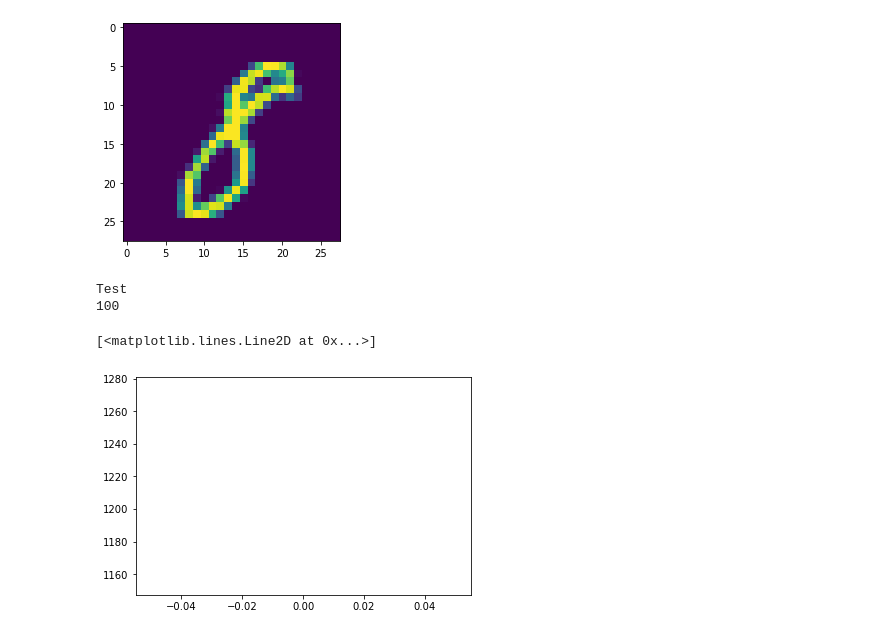
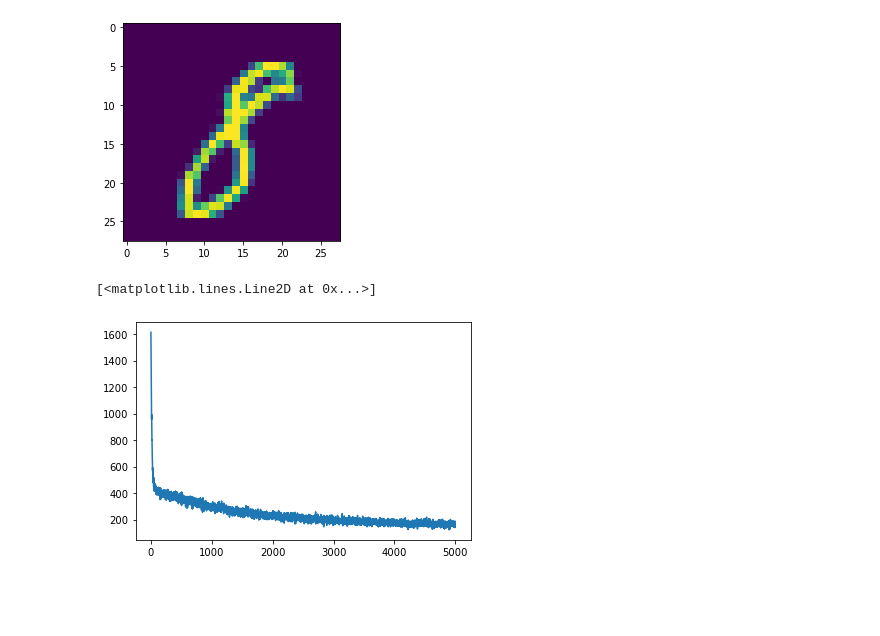
Before and after one commit to creikey/experiments, a Jupyter notebook: mnist_from_scratch.ipynb, the cells around one changed output. Drawn from its saved outputs; the diff is of its cells as text; code cells hidden in the pictures; blank space fills up the shorter version.

Commit message:
Get hidden layer backpropagation working

```diff
--- a/mnist_from_scratch.ipynb
+++ b/mnist_from_scratch.ipynb
@@ -19,6 +19,12 @@ plt.imshow(np.reshape(training[sample_index], (28, 28)))
 Showing: 8
 <matplotlib.image.AxesImage at 0x...>
 [figure]
+# %%
+test_training = training[35000:,:]
+test_labels = labels[35000:]
+
+training = training[:35000,:]
+labels = labels[:35000]
 # %%
 proper_nn_output = np.zeros((labels.shape[0], 10))
 for i in range(proper_nn_output.shape[0]):
@@ -103,6 +109,9 @@ class NeuralNet:
     def get_output(self):
         return self.layers[len(self.layers) - 1].data
 
+    def get_predicted_digit(self):
+        return np.argmax(self.get_output(), axis=0)
+
     def get_loss(self, expected_last_layer):
         return np.sum(cross_entropy_loss(expected_last_layer, self.get_output()))
 
@@ -119,7 +128,8 @@ class NeuralNet:
             #print(self.layers[i].activation.derivative(self.pre_activation_cache[i]).shape)
             #print(cur_gradient.shape)
             #print(f"activation cache shape: {self.pre_activation_cache[i].shape}")
-            d_act_of_pre = self.layers[i].activation.derivative(self.pre_activation_cache[i])
+
+            delta = self.layers[i].activation.derivative(self.pre_activation_cache[i]) * cur_gradient # this elementwise product is needed for all gradients bc of chain rule
 
             #print(f"cur gradient: {cur_gradient.shape}")
             #print(np.reshape(np.mean(d_act_of_pre * cur_gradient, axis=1), (self.layers[i].biases.shape[0], 1)))
@@ -128,7 +138,8 @@ class NeuralNet:
             #print(f"prev mean: {self.layers[i - 1].data.mean(axis=1).reshape((-1, 1)).T.shape}")
             #print(f"dsig: {d_act_of_pre.mean(axis=0).reshape((-1, 1)).shape}")
             #print(f"dcost: {cur_gradient.mean(axis=0).reshape((-1, 1)).shape}")
-            self.layers[i].weights += -learning_rate * (d_act_of_pre * cur_gradient).dot(self.layers[i - 1].data.T) / expected_last_layer.shape[1]
+            self.layers[i].weights += -learning_rate * (delta).dot(self.layers[i - 1].data.T) / expected_last_layer.shape[1]
+            self.layers[i].biases += -learning_rate * (delta).mean(axis=1).reshape((-1, 1))
 
             #self.layers[i].weights += -learning_rate * \
             #    self.layers[i - 1].data.mean(axis=1).reshape((-1, 1)).T * \
@@ -142,11 +153,15 @@ class NeuralNet:
             #self.layers[i].biases += -learning_rate*cur_gradient
 
             if i > 1: # don't compute the next gradient if it's the layer before the input layer
+                cur_gradient = self.layers[i].weights.T.dot(delta).mean(axis=1).reshape((-1, 1))
+
+                #cur_gradient = np.sum(self.layers[i].weights.T.dot(d_act_of_pre * cur_gradient)/expected_last_layer.shape[1], axis=1).reshape((-1, 1))
+
                 #print(self.layers[i].weights.dot(d_act_of_pre).shape)
                 #print(f"summed d_act_of_pre: {d_act_of_pre.sum(axis=1).T}")
-                cur_gradient = np.sum(self.layers[i].weights.T * d_act_of_pre.T.mean(axis=0) * cur_gradient.T, axis=1)
+                #cur_gradient = np.sum(self.layers[i].weights.T * d_act_of_pre.T.mean(axis=0) * cur_gradient.T, axis=1)
                 #print(cur_gradient)
-                cur_gradient = cur_gradient.reshape((cur_gradient.shape[0], 1))
+                #cur_gradient = cur_gradient.reshape((cur_gradient.shape[0], 1))
                 #cur_gradient = self.layers[i].weights * d_act_of_pre * cur_gradient
-                assert(False)
+                #assert(False)
                 #cur_gradient = np.multiply(np.dot(self.layers[i].weights.T, cur_gradient), self.layers[i - 1].activation.derivative(self.pre_activation_cache[i-1]))
@@ -156,37 +168,49 @@ nn = NeuralNet(len(training[0]), [10], [SIGMOID])
+# %%
+# I don't know why, but the more sigmoid layers added to the network doesn't increase the accuracy of the model
+# after 5,000 training rounds with batch size of 100:
+# single 10 layer sigmoid : 70%
+# 128 then 10 layer sigmo8id: 71%
+# I think that this could mean that the way I set the new gradient to propagate backwards is somehow bugged, but I'm not sure
+# RELU layers also refuse to give any good results
+
+#nn = NeuralNet(len(training[0]), [10, 10, 10, 10, 10, 10], [SIGMOID, SIGMOID, SIGMOID, SIGMOID, SIGMOID, SIGMOID])
+#nn = NeuralNet(len(training[0]), [16, 16, 10], [RELU, RELU, SIGMOID])
+nn = NeuralNet(len(training[0]), [128, 10], [SIGMOID, SIGMOID])
+#nn = NeuralNet(len(training[0]), [2000, 10], [RELU, SIGMOID]) # this one has an accuracy of 15% after plateauing
+#nn = NeuralNet(len(training[0]), [4000, 10], [RELU, SIGMOID]) # this one has 10% !!!!
+#nn = NeuralNet(len(training[0]), [10], [SIGMOID])
 # %%
 import random
 losses = []
 
-for i in range(1):
+for i in range(5000):
     # forward prop
     epoch_sample_indices = np.random.randint(training.shape[0], size=100)
-    #epoch_sample_indices = [5]
+    #epoch_sample_indices = [13934]
 
     epoch_training = training[epoch_sample_indices,:].T
     epoch_labels = proper_nn_output[epoch_sample_indices,:].T
 
     #print(epoch_training.shape)
     nn.forward(epoch_training)
 
     assert(nn.get_output().shape == epoch_labels.shape)
     #print(expected_value)
     #print(cur_data)
     #print(cross_entropy_loss(expected_value, cur_data))
    #print(layer_wb_cache[0])
     #loss = np.sum(cross_entropy_loss(expected_value, cur_data))
     losses.append(nn.get_loss(epoch_labels))
     #print(f"Actual number: {actual_number}")
     #print(f"Loss: {losses[-1]}")
     #plt.plot(nn.get_output())
 
     # backprop
     nn.backward(epoch_labels)
 
 plt.plot(losses)
 # %% [output]
-Test
-100
+[<matplotlib.lines.Line2D at 0x...>]
-[<matplotlib.lines.Line2D at 0x...>]
-[figure, old version]
+[figure, new version]
 # %%
 to_predict = random.randint(0, 30000)
```
Also changed, not shown: parts of 12 cells of this notebook.
